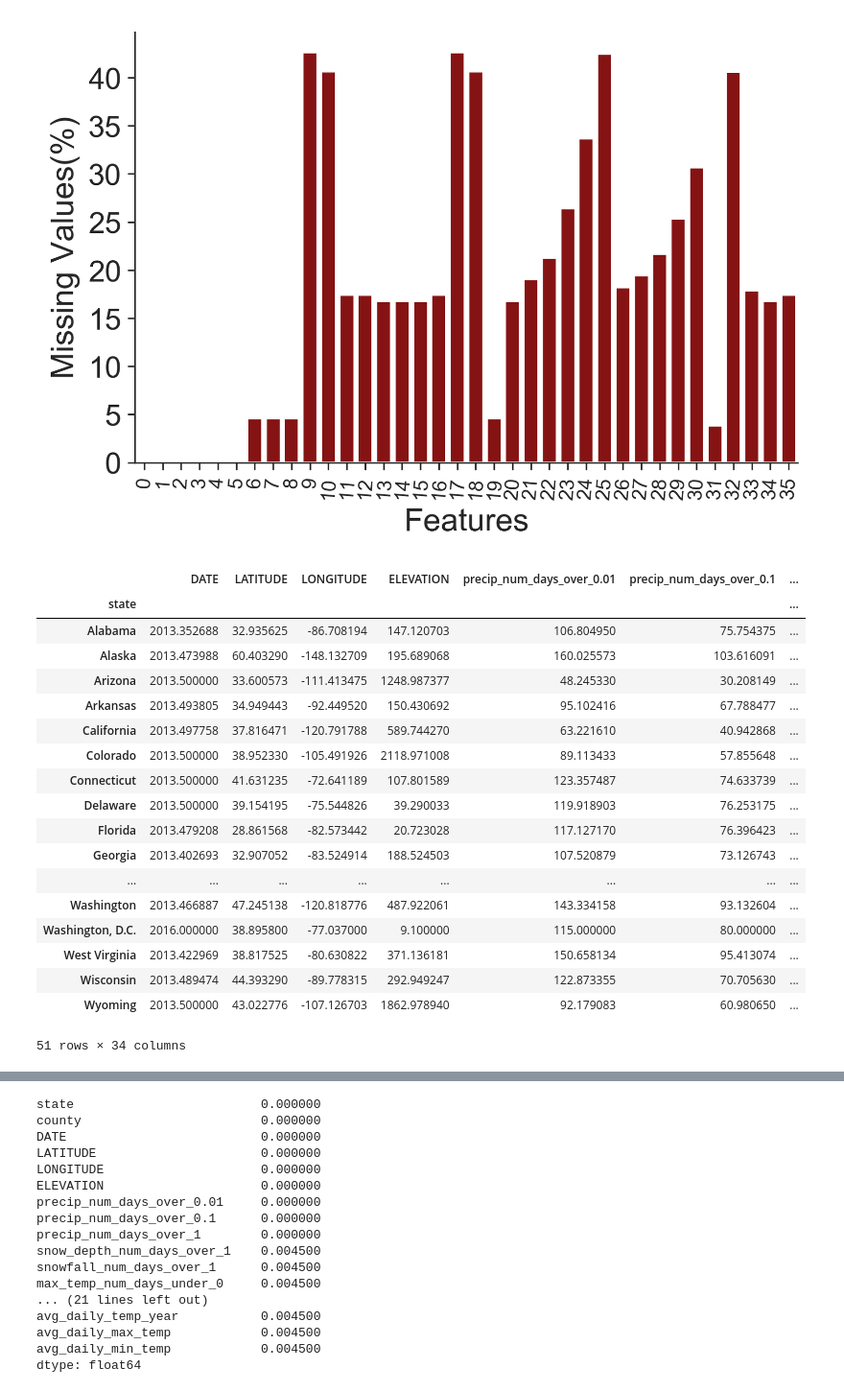
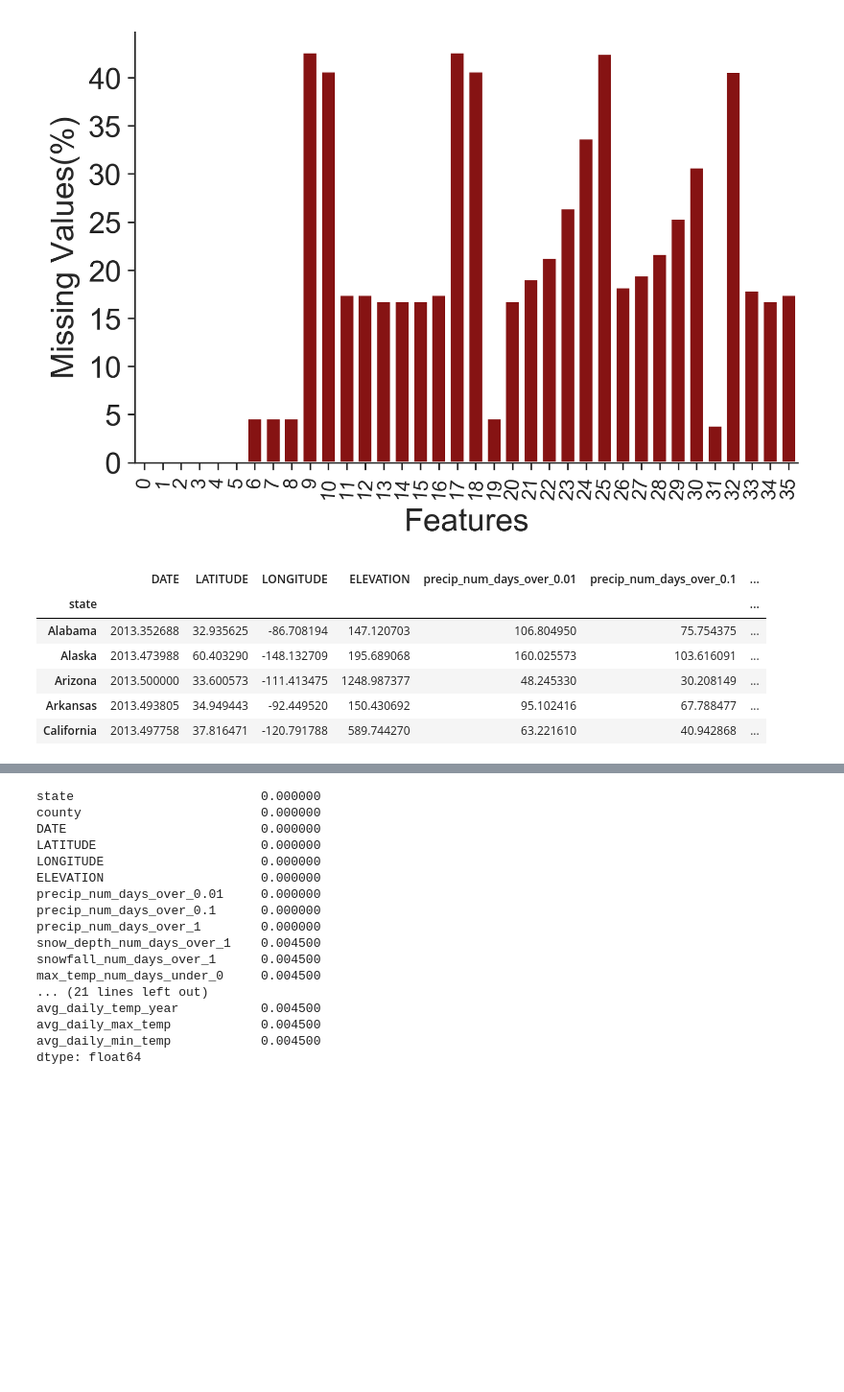
Before and after one commit to tcbonds/lyme-disease-classifier, a Jupyter notebook: 3_Cleaning_Features_and_Merging_with_Target.ipynb, the cells around one changed output, grey strips where cells are left out. Shown at 96% size. Cells and saved outputs as stored; diff of their text form; code cells hidden in the pictures; blank space fills up the shorter version.

```diff
--- a/3_Cleaning_Features_and_Merging_with_Target.ipynb
+++ b/3_Cleaning_Features_and_Merging_with_Target.ipynb
@@ -135,28 +154,15 @@ nan_columns =['ELEVATION','precip_num_days_over_0.01', 'precip_num_days_over_0.1
 # %%
 # Dataframe to visualize the means of each column per state
 state_climate_df = climate_df.groupby('state').mean()
+state_climate_df.head()
+# %% [output]
+|  | DATE | LATITUDE | LONGITUDE | ELEVATION | precip_num_days_over_0.01 | precip_num_days_over_0.1 | ... |
+| state |  |  |  |  |  |  | ... |
+| Alabama | 2013.352688 | 32.935625 | -86.708194 | 147.120703 | 106.804950 | 75.754375 | ... |
+| Alaska | 2013.473988 | 60.403290 | -148.132709 | 195.689068 | 160.025573 | 103.616091 | ... |
+| Arizona | 2013.500000 | 33.600573 | -111.413475 | 1248.987377 | 48.245330 | 30.208149 | ... |
+| Arkansas | 2013.493805 | 34.949443 | -92.449520 | 150.430692 | 95.102416 | 67.788477 | ... |
+| California | 2013.497758 | 37.816471 | -120.791788 | 589.744270 | 63.221610 | 40.942868 | ... |
-# %%
-state_climate_df
-# %% [output]
-|  | DATE | LATITUDE | LONGITUDE | ELEVATION | precip_num_days_over_0.01 | precip_num_days_over_0.1 | ... |
-| state |  |  |  |  |  |  | ... |
-| Alabama | 2013.352688 | 32.935625 | -86.708194 | 147.120703 | 106.804950 | 75.754375 | ... |
-| Alaska | 2013.473988 | 60.403290 | -148.132709 | 195.689068 | 160.025573 | 103.616091 | ... |
-| Arizona | 2013.500000 | 33.600573 | -111.413475 | 1248.987377 | 48.245330 | 30.208149 | ... |
-| Arkansas | 2013.493805 | 34.949443 | -92.449520 | 150.430692 | 95.102416 | 67.788477 | ... |
-| California | 2013.497758 | 37.816471 | -120.791788 | 589.744270 | 63.221610 | 40.942868 | ... |
-| Colorado | 2013.500000 | 38.952330 | -105.491926 | 2118.971008 | 89.113433 | 57.855648 | ... |
-| Connecticut | 2013.500000 | 41.631235 | -72.641189 | 107.801589 | 123.357487 | 74.633739 | ... |
-| Delaware | 2013.500000 | 39.154195 | -75.544826 | 39.290033 | 119.918903 | 76.253175 | ... |
-| Florida | 2013.479208 | 28.861568 | -82.573442 | 20.723028 | 117.127170 | 76.396423 | ... |
-| Georgia | 2013.402693 | 32.907052 | -83.524914 | 188.524503 | 107.520879 | 73.126743 | ... |
-| ... | ... | ... | ... | ... | ... | ... | ... |
-| Washington | 2013.466887 | 47.245138 | -120.818776 | 487.922061 | 143.334158 | 93.132604 | ... |
-| Washington, D.C. | 2016.000000 | 38.895800 | -77.037000 | 9.100000 | 115.000000 | 80.000000 | ... |
-| West Virginia | 2013.422969 | 38.817525 | -80.630822 | 371.136181 | 150.658134 | 95.413074 | ... |
-| Wisconsin | 2013.489474 | 44.393290 | -89.778315 | 292.949247 | 122.873355 | 70.705630 | ... |
-| Wyoming | 2013.500000 | 43.022776 | -107.126703 | 1862.978940 | 92.179083 | 60.980650 | ... |
-51 rows × 34 columns
 # %%
 # This code imputes nulls with means corresponding to the state in that row.
 # Since there are many counties that are missing data, an assumption was made
```
Also changed, not shown: parts of 5 cells of this notebook.
